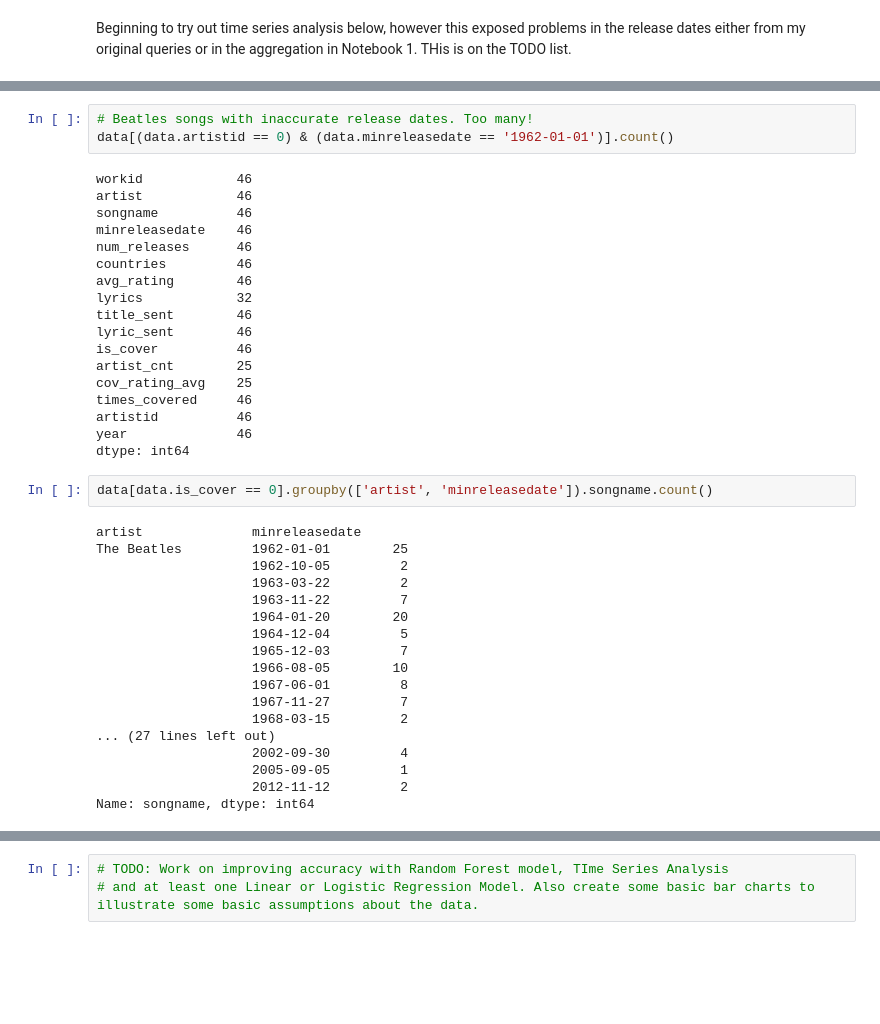
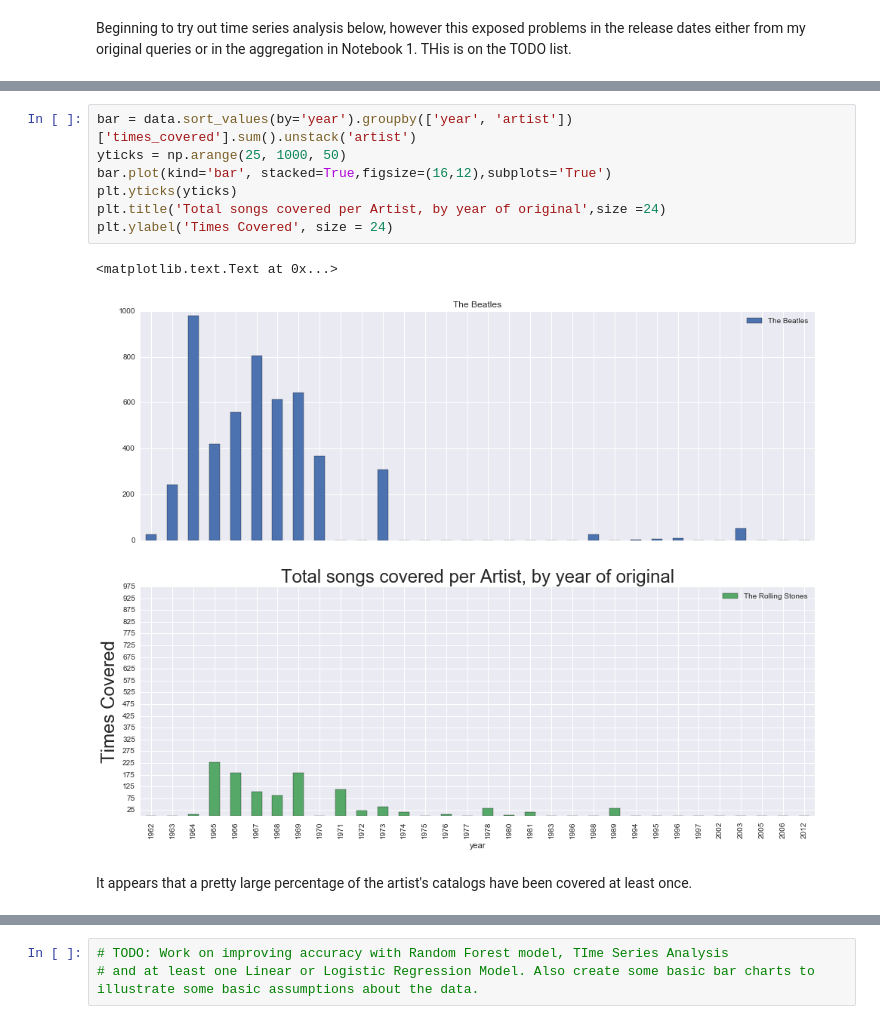
Before and after one commit to maxrose61/GA_DS, a Jupyter notebook: FInal_Project/Quantifying_Influence_Analysis_maxrose_DSFinal.ipynb, the cells around one changed output, grey strips where cells are left out. Drawn from its saved outputs; the diff is of its cells as text; blank space fills up the shorter version.

```diff
--- a/FInal_Project/Quantifying_Influence_Analysis_maxrose_DSFinal.ipynb
+++ b/FInal_Project/Quantifying_Influence_Analysis_maxrose_DSFinal.ipynb
@@ -90,41 +156,12 @@ data[data.songname == 'Paint It Black']
-# %%
-# Beatles songs with inaccurate release dates. Too many!
-data[(data.artistid == 0) & (data.minreleasedate == '1962-01-01')].count()
-# %% [output]
-workid            46
-artist            46
-songname          46
-minreleasedate    46
-num_releases      46
-countries         46
-avg_rating        46
-lyrics            32
-title_sent        46
-lyric_sent        46
-is_cover          46
-artist_cnt        25
-cov_rating_avg    25
-times_covered     46
-artistid          46
-year              46
-dtype: int64
-# %%
-data[data.is_cover == 0].groupby(['artist', 'minreleasedate']).songname.count()
-# %% [output]
-artist              minreleasedate
-The Beatles         1962-01-01        25
-                    1962-10-05         2
-                    1963-03-22         2
-                    1963-11-22         7
-                    1964-01-20        20
-                    1964-12-04         5
-                    1965-12-03         7
-                    1966-08-05        10
-                    1967-06-01         8
-                    1967-11-27         7
-                    1968-03-15         2
-... (27 lines left out)
-                    2002-09-30         4
-                    2005-09-05         1
-                    2012-11-12         2
-Name: songname, dtype: int64
+# %%
+bar = data.sort_values(by='year').groupby(['year', 'artist'])['times_covered'].sum().unstack('artist')
+yticks = np.arange(25, 1000, 50)
+bar.plot(kind='bar', stacked=True,figsize=(16,12),subplots='True')
+plt.yticks(yticks)
+plt.title('Total songs covered per Artist, by year of original',size =24)
+plt.ylabel('Times Covered', size = 24)
+# %% [output]
+<matplotlib.text.Text at 0x...>
+[figure, added]
+# %% [markdown]
+It appears that a pretty large percentage of the artist's catalogs have been covered at least once.
```
Also changed, not shown: parts of 32 cells of this notebook, 13 other files.
